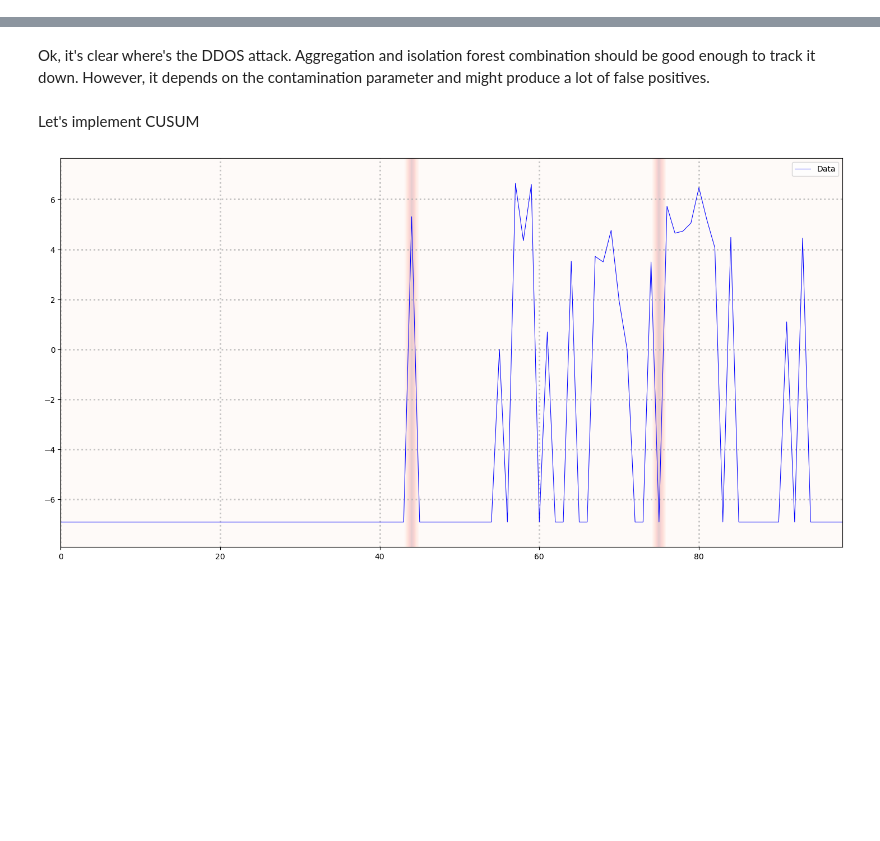
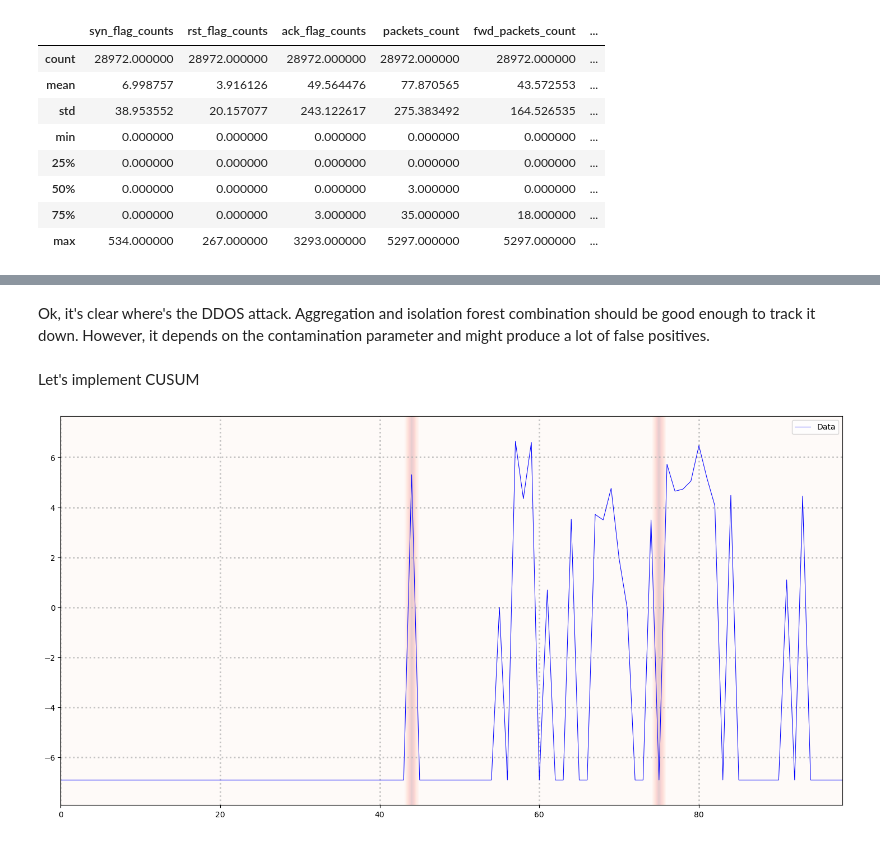
Before and after one commit to kotvytskyi/ids, a Jupyter notebook: ids-poc.ipynb, the cells around one changed output, grey strips where cells are left out. Drawn from its saved outputs; the diff is of its cells as text; code cells hidden in the pictures; blank space fills up the shorter version.

```diff
--- a/ids-poc.ipynb
+++ b/ids-poc.ipynb
@@ -35 +298,55 @@ ddos_subnet = ddos_data[ddos_data['dst_ip'].str.startswith('192.168')]
+# %%
+def safe_agg(func, default=0):
+    """
+    Returns a function that, when applied to a pandas Series, checks if it's empty.
+    If not empty, applies `func` to the Series. If empty, returns `default`.
+    """
+    def wrapper(series):
+        if not series.empty:
+            return func(series)
+        else:
+            return default
+    return wrapper
+
+
+aggregations = {
+    'syn_flag_counts': 'sum',         # Total SYN packets in 1s
+    'rst_flag_counts': 'sum',         # Total RST packets in 1s
+    'ack_flag_counts': 'sum',         # Total ACK packets in 1s
+    #'duration': lambda x: x.mean() if not x.empty else 0,               # Avg duration of connections
+    'packets_count': 'sum',           # Total packets per second
+    'fwd_packets_count': 'sum',       # Total forward packets
+    'bwd_packets_count': 'sum',       # Total backward packets
+    'dst_port': 'nunique',            # Unique destination ports per second (Port Scan)
+    'src_port': 'nunique',            # Unique destination ports per second (Port Scan)
+    'src_ip': 'nunique',              # Unique source IPs per second
+    'dst_ip': 'nunique',              # Unique source IPs per second
+    'bytes_rate': lambda x: x.mean() if not x.empty else 0,             # Avg bytes per second
+    'requests_rate': 'count',          # Number of requests per aggregation period (1s by default)
+    'psh_flag_counts': 'sum',
+    'calculated_bwd_avg_segment_size': 'mean',
+    'bwd_payload_bytes_mean': 'sum',
+    'bwd_init_win_bytes': 'mean',
+    'subflow_bwd_bytes': 'sum',
+    'bwd_total_payload_bytes': 'sum',
+    'fwd_payload_bytes_min': 'min',
+    'bwd_payload_bytes_max': 'max',
+    'packet_IAT_std': 'std',
+    'packet_IAT_min': 'min',
+    'packet_IAT_total': 'sum',
+}
+
+bening_subnet_agg, ddos_subnet_agg, combined_data_agg, features = load_and_prepare_sets("friday_benign.csv", "ddos_loit.csv", aggregations, frequency='1s')
+
+combined_data_agg.describe()
+# %% [output]
+|  | syn_flag_counts | rst_flag_counts | ack_flag_counts | packets_count | fwd_packets_count | ... |
+| count | 28972.000000 | 28972.000000 | 28972.000000 | 28972.000000 | 28972.000000 | ... |
+| mean | 6.998757 | 3.916126 | 49.564476 | 77.870565 | 43.572553 | ... |
+| std | 38.953552 | 20.157077 | 243.122617 | 275.383492 | 164.526535 | ... |
+| min | 0.000000 | 0.000000 | 0.000000 | 0.000000 | 0.000000 | ... |
+| 25% | 0.000000 | 0.000000 | 0.000000 | 0.000000 | 0.000000 | ... |
+| 50% | 0.000000 | 0.000000 | 0.000000 | 3.000000 | 0.000000 | ... |
+| 75% | 0.000000 | 0.000000 | 3.000000 | 35.000000 | 18.000000 | ... |
+| max | 534.000000 | 267.000000 | 3293.000000 | 5297.000000 | 5297.000000 | ... |
 # %%
```
Also changed, not shown: parts of 30 cells of this notebook, 3 other files.
